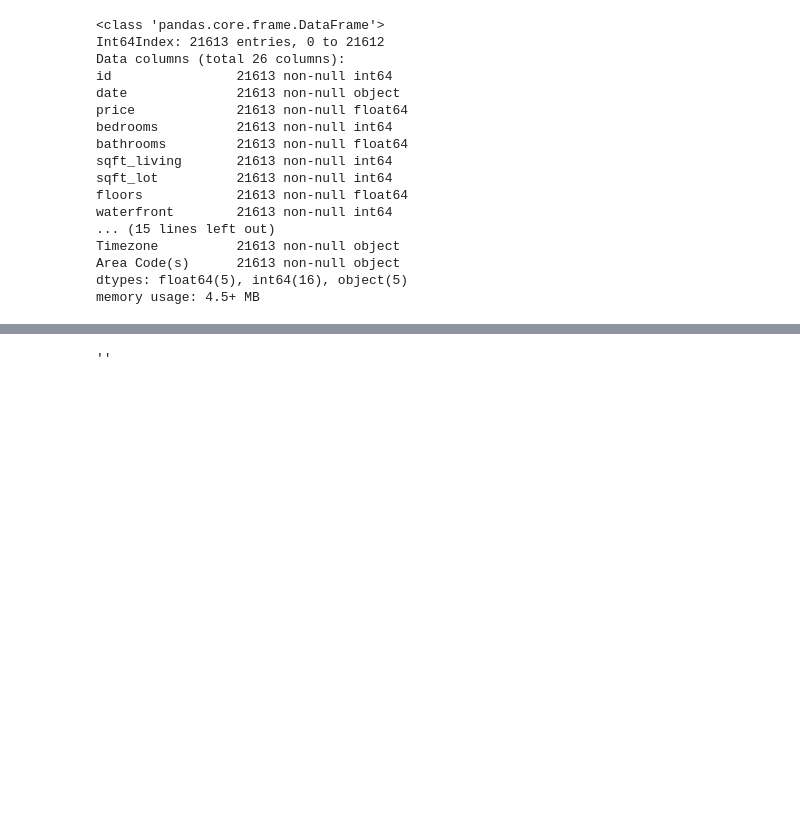
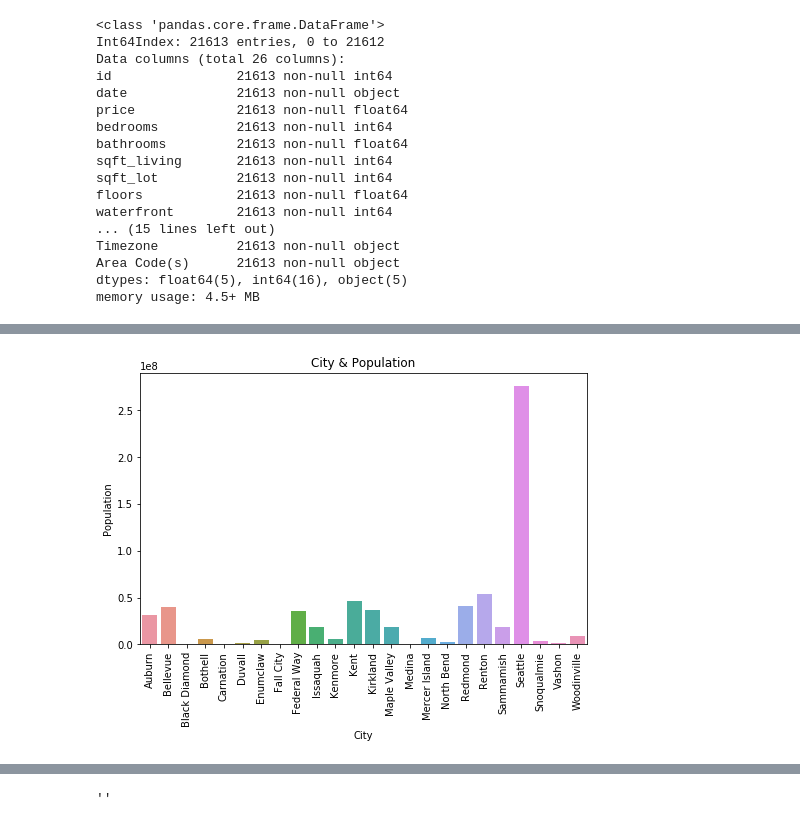
Before and after one commit to sudonikita/KingCounty_Python, a Jupyter notebook: Project_Kingcounty.ipynb, the cells around one changed output, grey strips where cells are left out. Cells and saved outputs as stored; diff of their text form; code cells hidden in the pictures; blank space fills up the shorter version.

```diff
--- a/Project_Kingcounty.ipynb
+++ b/Project_Kingcounty.ipynb
@@ -288,0 +218,3 @@ sns.boxplot(x=X_train['Floors'],y=y_train['Price'],palette = ("cubehelix"), ax=a
+# %%
+city_pop = housing_df.groupby(['City'])["Population"].apply(lambda x:x.sum()).reset_index()
+city_pop
@@ -288,0 +239,7 @@ sns.boxplot(x=X_train['Floors'],y=y_train['Price'],palette = ("cubehelix"), ax=a
+# %%
+plt.figure(figsize=(8,5))
+plt.title("City & Population")
+chart = sns.barplot(x="City", y = "Population", data=city_pop)
+chart.set_xticklabels(chart.get_xticklabels(), rotation=90);
+# %% [output]
+[figure, added]
```
Also changed, not shown: parts of 94 cells of this notebook.
